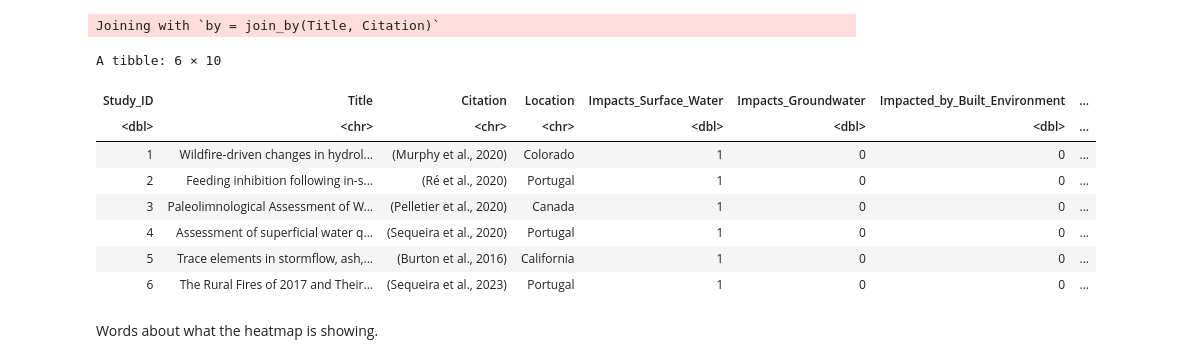
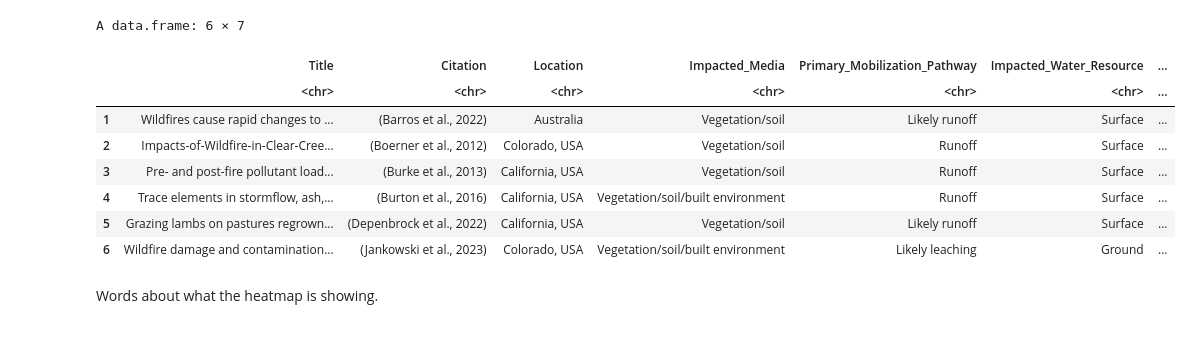
Before and after one commit to Ragerlab/2026_Willeford_et_al_Wildfire-mobilization-of-arsenic-into-water-resources-A-scoping-review-of-curr, a Jupyter notebook: Figure 3.ipynb, the cells around one changed output. Drawn from its saved outputs; the diff is of its cells as text; code cells hidden in the pictures.

```diff
--- a/Figure 3.ipynb
+++ b/Figure 3.ipynb
@@ -1,6 +1,6 @@
 # %%
 Output = '/Users/alexis/Library/CloudStorage/OneDrive-UniversityofNorthCarolinaatChapelHill/CEMALB_DataAnalysisPM/Projects/P1005. Miscellaneous Analyses/P1005.8. Wildfire As Review/Output'
-cur_date = '062326'
+cur_date = '062426'
 
 library(readxl)
 library(tidyverse)
@@ -11,8 +11,7 @@ library(ggnewscale)
 library(patchwork)
 
 # reading in files
-heatmap_data = read_csv("Input/Heatmap.csv")
-water_info_df = data.frame(read_excel("Input/Extraction Table.xlsx"))#[,c(1,2,4,8,9,11,12)]
+info_df = data.frame(read_excel("Input/Extraction Table.xlsx"))
 # %% [output]
 ── Attaching core tidyverse packages ──────────────────────── tidyverse 2.0.0 ──
 ✔ dplyr     1.1.4     ✔ readr     2.1.5
@@ -34,17 +53,17 @@ dbl (10): Study_ID, Impacted_by_Soil, Impacted_by_Vegetation, Impacted_by_As...
 # %%
-full_df = inner_join(heatmap_data[,c(1:4,12,13,9,10)], water_info_df[,c(1,2,9,12)])
-head(full_df)
+# only selecting cols of interest
+info_df = info_df[,c(1,2,4,8,9,11,12)]
+head(info_df)
 # %% [output]
-Joining with `by = join_by(Title, Citation)`
+A data.frame: 6 × 7
-A tibble: 6 × 10
-| Study_ID | Title | Citation | Location | Impacts_Surface_Water | Impacts_Groundwater | Impacted_by_Built_Environment | ... |
-| <dbl> | <chr> | <chr> | <chr> | <dbl> | <dbl> | <dbl> | ... |
-| 1 | Wildfire-driven changes in hydrol... | (Murphy et al., 2020) | Colorado | 1 | 0 | 0 | ... |
-| 2 | Feeding inhibition following in-s... | (Ré et al., 2020) | Portugal | 1 | 0 | 0 | ... |
-| 3 | Paleolimnological Assessment of W... | (Pelletier et al., 2020) | Canada | 1 | 0 | 0 | ... |
-| 4 | Assessment of superficial water q... | (Sequeira et al., 2020) | Portugal | 1 | 0 | 0 | ... |
-| 5 | Trace elements in stormflow, ash,... | (Burton et al., 2016) | California | 1 | 0 | 0 | ... |
-| 6 | The Rural Fires of 2017 and Their... | (Sequeira et al., 2023) | Portugal | 1 | 0 | 0 | ... |
+|  | Title | Citation | Location | Impacted_Media | Primary_Mobilization_Pathway | Impacted_Water_Resource | ... |
+|  | <chr> | <chr> | <chr> | <chr> | <chr> | <chr> | ... |
+| 1 | Wildfires cause rapid changes to ... | (Barros et al., 2022) | Australia | Vegetation/soil | Likely runoff | Surface | ... |
+| 2 | Impacts-of-Wildfire-in-Clear-Cree... | (Boerner et al., 2012) | Colorado, USA | Vegetation/soil | Runoff | Surface | ... |
+| 3 | Pre- and post-fire pollutant load... | (Burke et al., 2013) | California, USA | Vegetation/soil | Runoff | Surface | ... |
+| 4 | Trace elements in stormflow, ash,... | (Burton et al., 2016) | California, USA | Vegetation/soil/built environment | Runoff | Surface | ... |
+| 5 | Grazing lambs on pastures regrown... | (Depenbrock et al., 2022) | California, USA | Vegetation/soil | Likely runoff | Surface | ... |
+| 6 | Wildfire damage and contamination... | (Jankowski et al., 2023) | Colorado, USA | Vegetation/soil/built environment | Likely leaching | Ground | ... |
 # %% [markdown]
 Words about what the heatmap is showing.
 # %%
```
Also changed, not shown: parts of 5 cells of this notebook.
